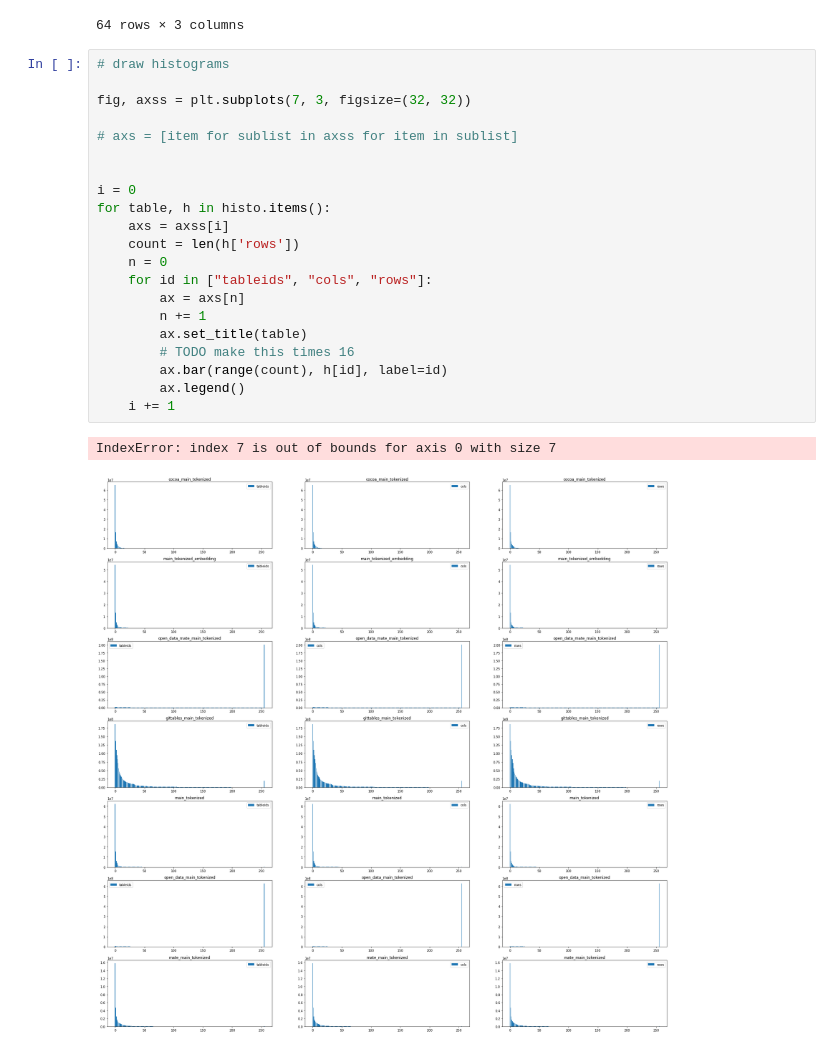
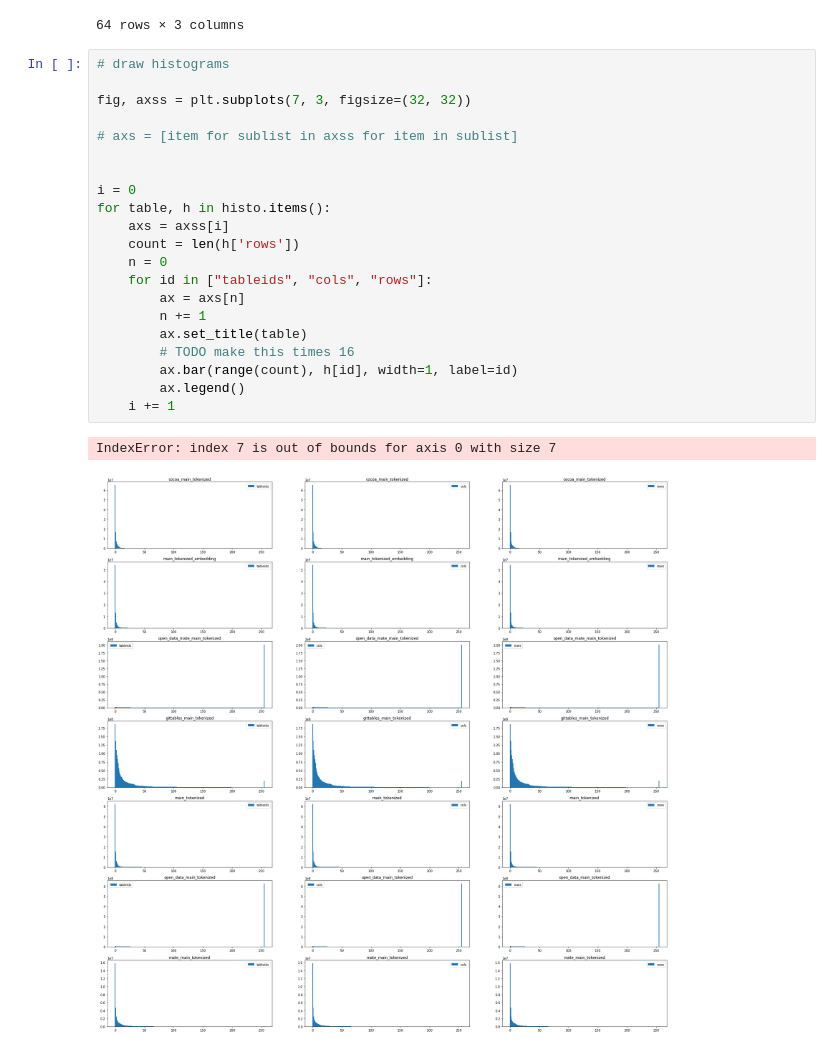
Before and after one commit to nilsmartel/bsc-ii-measure, a Jupyter notebook: render-graphs/input-distribution.ipynb, the cells around one changed output. Drawn from its saved outputs; the diff is of its cells as text.

```diff
--- a/render-graphs/input-distribution.ipynb
+++ b/render-graphs/input-distribution.ipynb
@@ -42,24 +42,24 @@ data
 # %%
 # draw histograms
 
 fig, axss = plt.subplots(7, 3, figsize=(32, 32))
 
 # axs = [item for sublist in axss for item in sublist]
 
 
 i = 0
 for table, h in histo.items():
     axs = axss[i]
     count = len(h['rows'])
     n = 0
     for id in ["tableids", "cols", "rows"]:
         ax = axs[n]
         n += 1
         ax.set_title(table)
         # TODO make this times 16
-        ax.bar(range(count), h[id], label=id)
+        ax.bar(range(count), h[id], width=1, label=id)
         ax.legend()
     i += 1
 # %% [output]
 IndexError: index 7 is out of bounds for axis 0 with size 7
-[figure, old version]
+[figure, new version]
```
Also changed, not shown: 10 other files.
